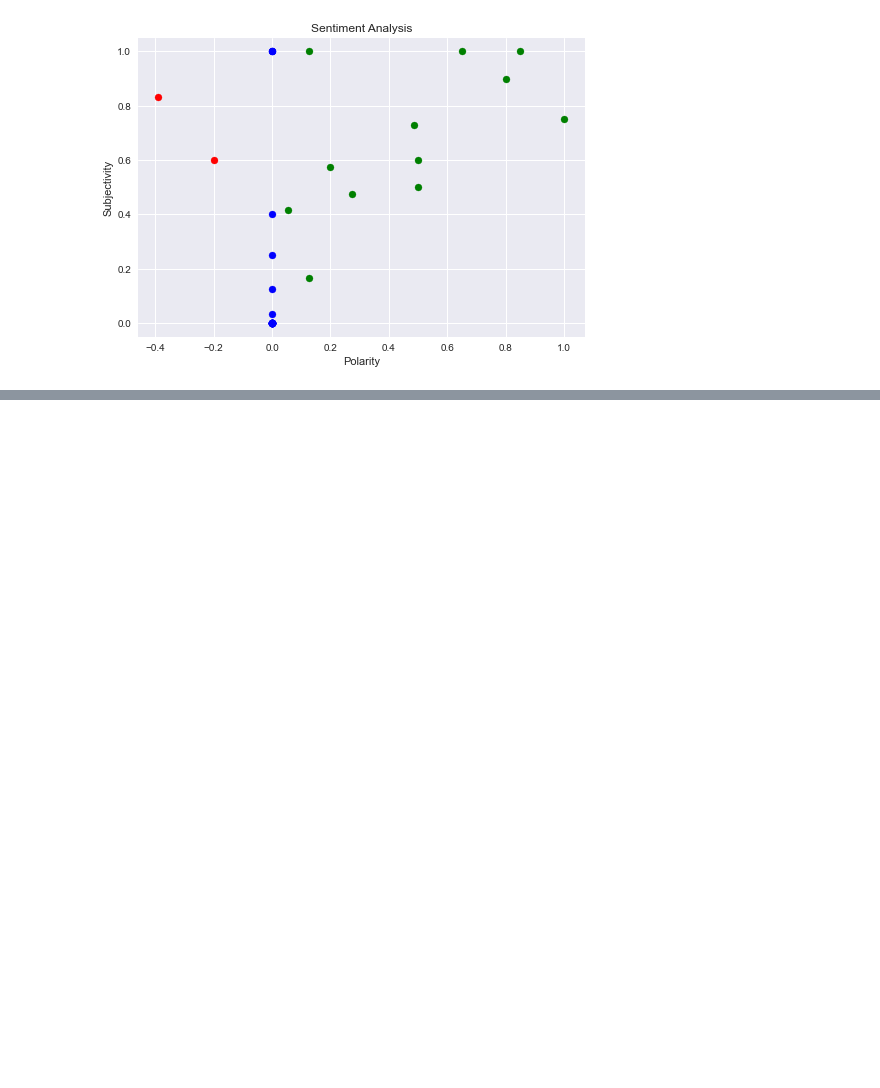
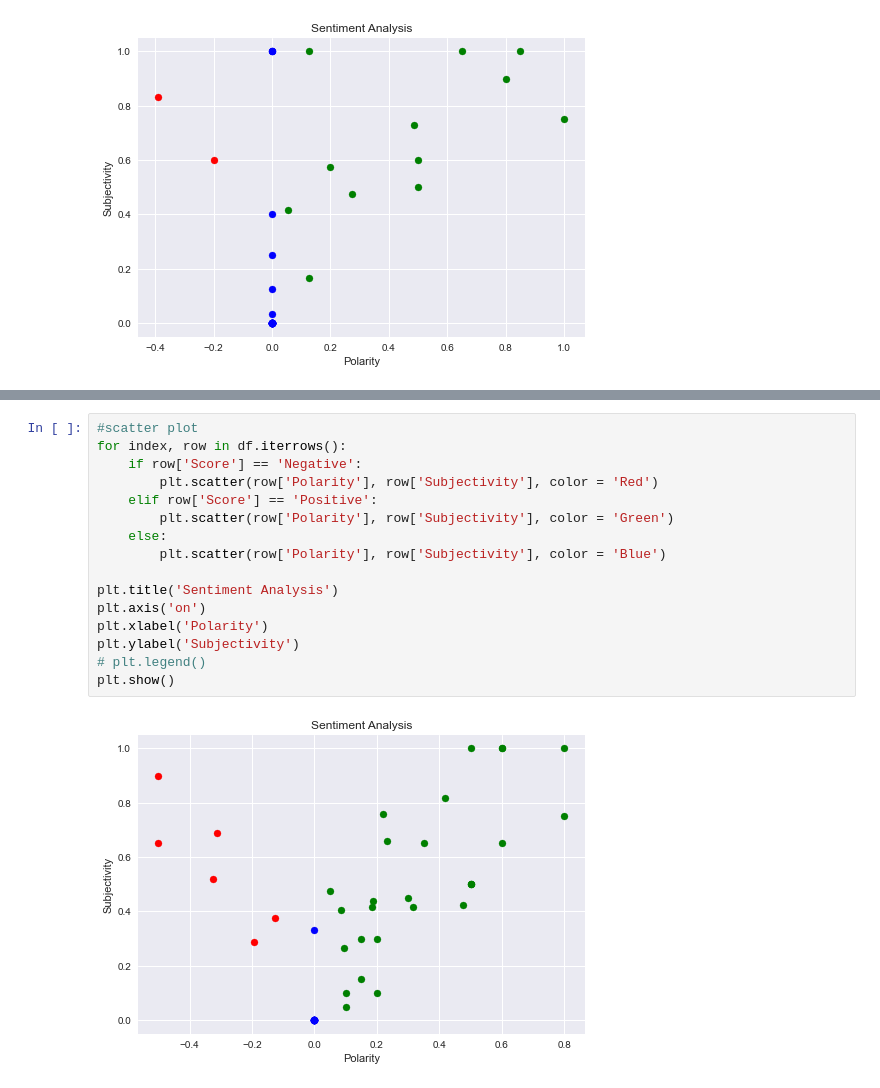
Before and after one commit to mayank-aggrwal/NLP, a Jupyter notebook: Twitter_Sentiment_Analysis/1_twitter_sentiment_analysis.ipynb, the cells around one changed output, grey strips where cells are left out. Saved outputs shown, nothing was run; the diff lists cells and outputs as text; blank space fills up the shorter version.

```diff
--- a/Twitter_Sentiment_Analysis/1_twitter_sentiment_analysis.ipynb
+++ b/Twitter_Sentiment_Analysis/1_twitter_sentiment_analysis.ipynb
@@ -438,0 +479,18 @@ df['Tweet'][0]
+# %%
+#scatter plot
+for index, row in df.iterrows():
+    if row['Score'] == 'Negative':
+        plt.scatter(row['Polarity'], row['Subjectivity'], color = 'Red')
+    elif row['Score'] == 'Positive':
+        plt.scatter(row['Polarity'], row['Subjectivity'], color = 'Green')
+    else:
+        plt.scatter(row['Polarity'], row['Subjectivity'], color = 'Blue')
+
+plt.title('Sentiment Analysis')
+plt.axis('on')
+plt.xlabel('Polarity')
+plt.ylabel('Subjectivity')
+# plt.legend()
+plt.show()
+# %% [output]
+[figure, added]
```
Also changed, not shown: parts of 12 cells of this notebook.
